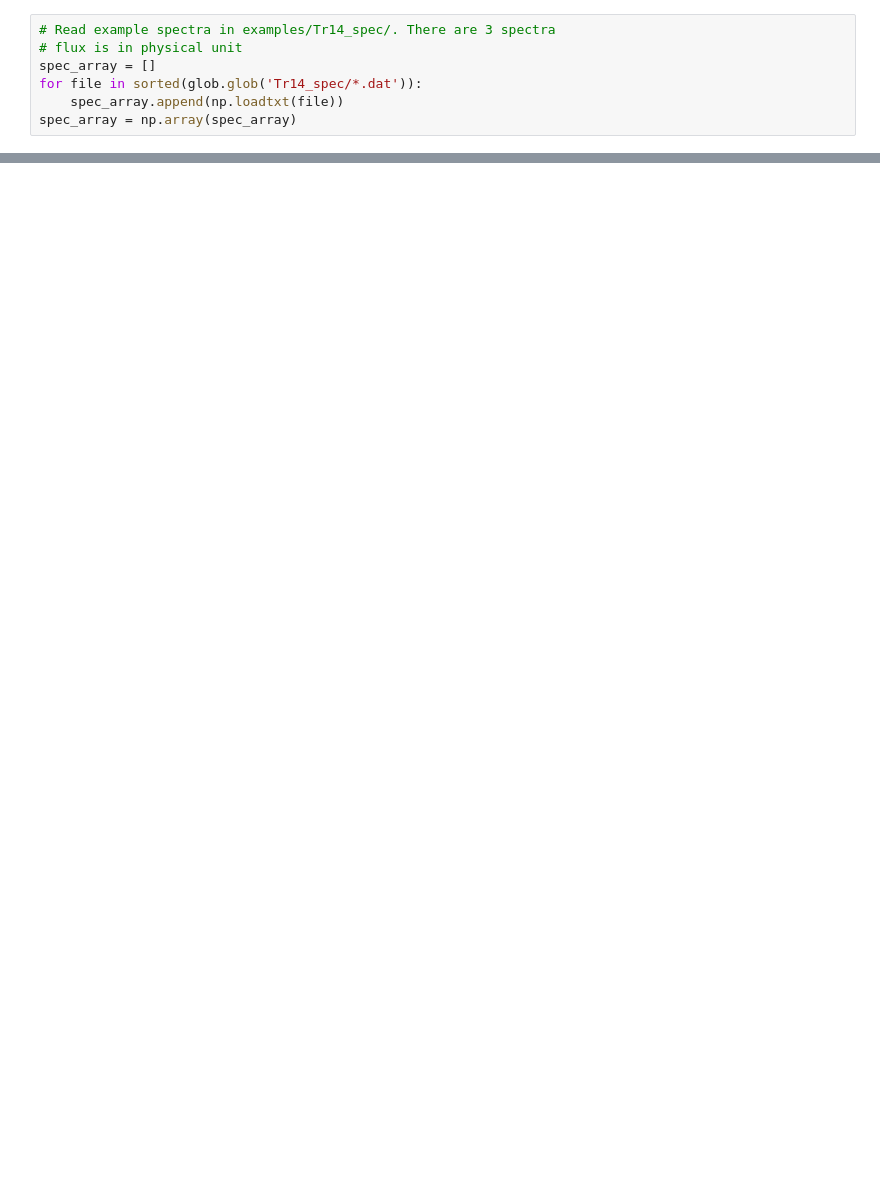
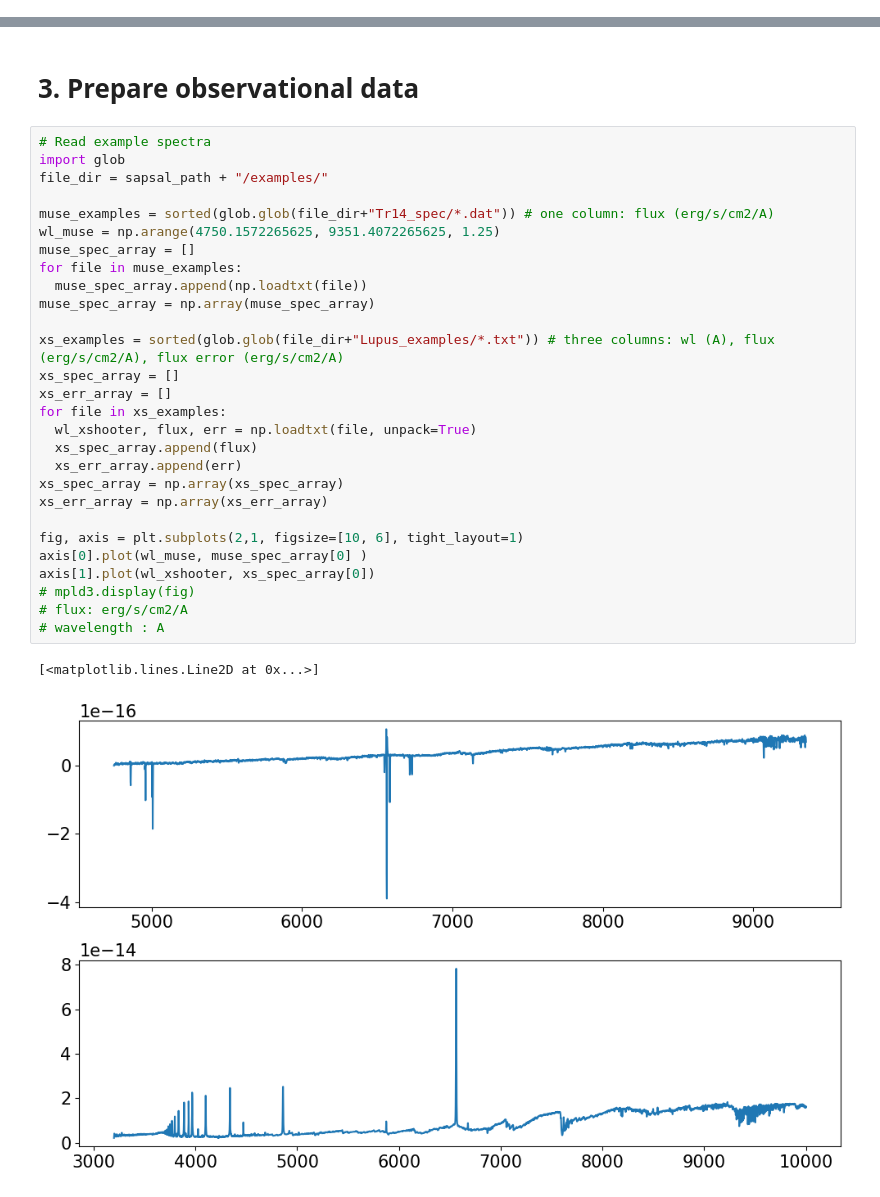
Before and after one commit to kangdaeun/SAPSAL, a Jupyter notebook: examples/Tutorial_old.ipynb, the cells around one changed output, grey strips where cells are left out. Cells and saved outputs as stored; diff of their text form; blank space fills up the shorter version.

```diff
--- a/examples/Tutorial_old.ipynb
+++ b/examples/Tutorial_old.ipynb
@@ -173,7 +0,0 @@ Thare are some steps for preprocessing your spectra: filtering out spectral bins
-# %%
-# Read example spectra in examples/Tr14_spec/. There are 3 spectra
-# flux is in physical unit
-spec_array = []
-for file in sorted(glob.glob('Tr14_spec/*.dat')):
-    spec_array.append(np.loadtxt(file))
-spec_array = np.array(spec_array)
@@ -405,0 +235,33 @@ plt.show()
+# %% [markdown]
+# 3. Prepare observational data
+# %%
+# Read example spectra
+import glob
+file_dir = sapsal_path + "/examples/"
+
+muse_examples = sorted(glob.glob(file_dir+"Tr14_spec/*.dat")) # one column: flux (erg/s/cm2/A)
+wl_muse = np.arange(4750.1572265625, 9351.4072265625, 1.25)
+muse_spec_array = []
+for file in muse_examples:
+  muse_spec_array.append(np.loadtxt(file))
+muse_spec_array = np.array(muse_spec_array)
+
+xs_examples = sorted(glob.glob(file_dir+"Lupus_examples/*.txt")) # three columns: wl (A), flux (erg/s/cm2/A), flux error (erg/s/cm2/A)
+xs_spec_array = []
+xs_err_array = []
+for file in xs_examples:
+  wl_xshooter, flux, err = np.loadtxt(file, unpack=True)
+  xs_spec_array.append(flux)
+  xs_err_array.append(err)
+xs_spec_array = np.array(xs_spec_array)
+xs_err_array = np.array(xs_err_array)
+
+fig, axis = plt.subplots(2,1, figsize=[10, 6], tight_layout=1)
+axis[0].plot(wl_muse, muse_spec_array[0] )
+axis[1].plot(wl_xshooter, xs_spec_array[0])
+# mpld3.display(fig)
+# flux: erg/s/cm2/A
+# wavelength : A
+# %% [output]
+[<matplotlib.lines.Line2D at 0x...>]
+[figure, added]
```
Also changed, not shown: parts of 89 cells of this notebook, 1 other file.
